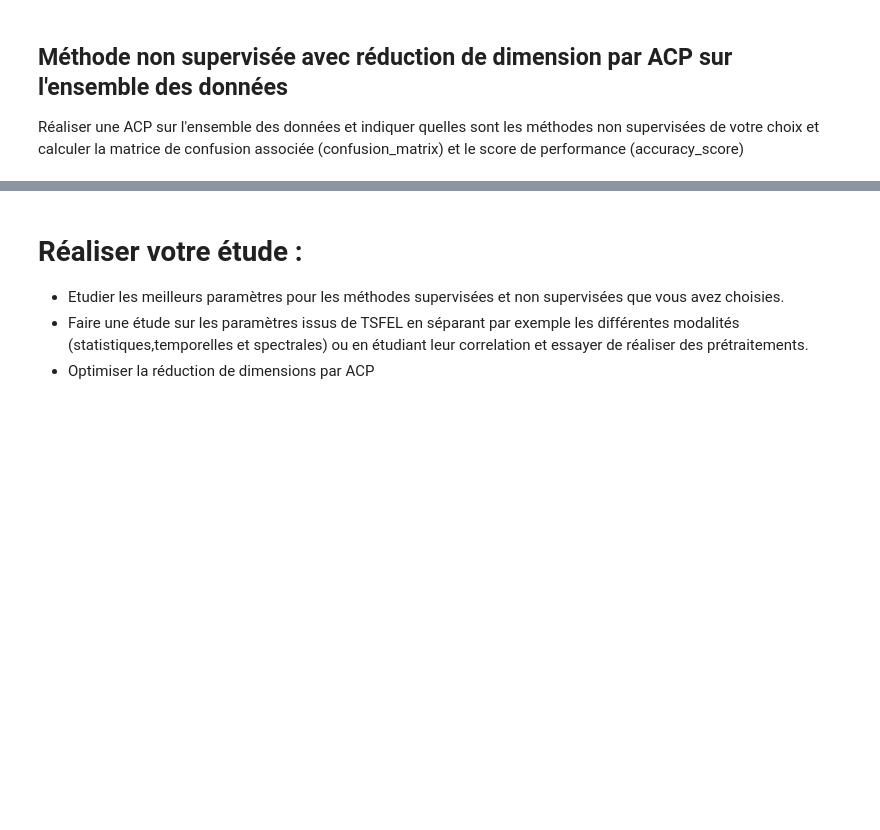
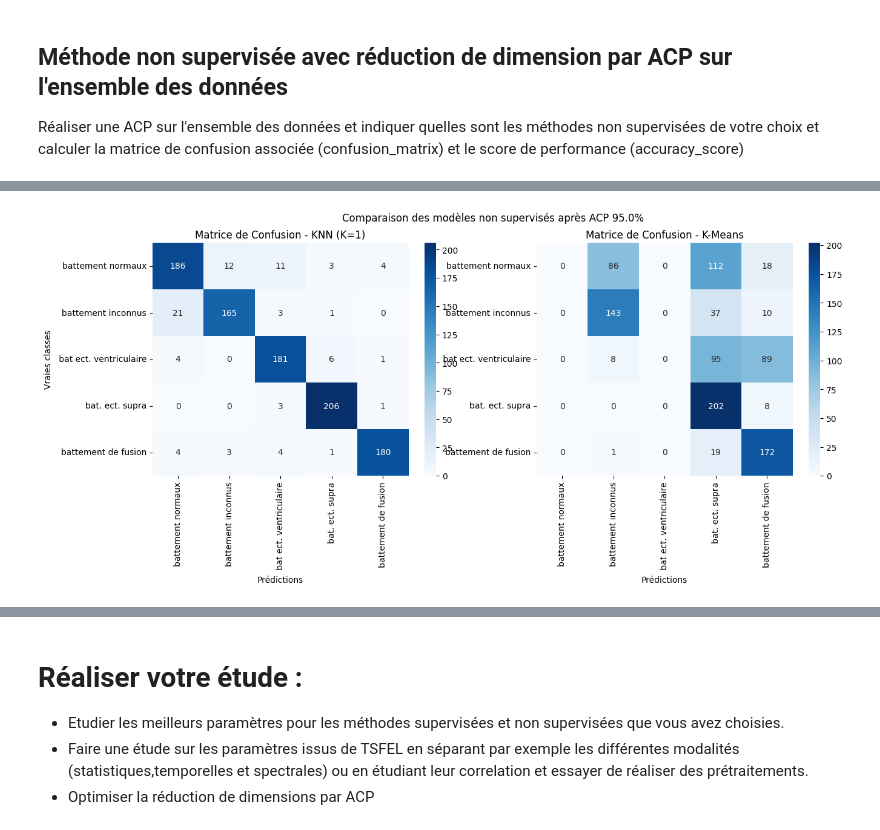
Before and after one commit to AsmaeKarmouchi/Project_ECG_Classification, a Jupyter notebook: ECG.ipynb, the cells around one changed output, grey strips where cells are left out. Drawn from its saved outputs; the diff is of its cells as text; code cells hidden in the pictures; blank space fills up the shorter version.

```diff
--- a/ECG.ipynb
+++ b/ECG.ipynb
@@ -402,3 +495,85 @@ from sklearn.decomposition import PCA
 ## Méthode non supervisée avec réduction de dimension par ACP sur l'ensemble des données
 
 Réaliser une ACP sur l'ensemble des données et indiquer quelles sont les méthodes non supervisées de votre choix et calculer la matrice de confusion associée (confusion_matrix) et le score de performance (accuracy_score)
+# %%
+from sklearn.neighbors import NearestNeighbors
+
+# Modèles non supervisés
+models = {
+    "KNN (K=1)": NearestNeighbors(n_neighbors=1),
+    "K-Means": KMeans(n_clusters=len(np.unique(LabelF_train)), n_init=10, random_state=42)
+}
+# %%
+from collections import Counter
+
+# Stocker les scores pour chaque modèle et chaque niveau d'ACP
+scores2 = {model_name: [] for model_name in models.keys()}
+
+# Boucle sur chaque niveau d'ACP
+for variance in variance_levels:
+    print(f"\n--- ACP avec {variance * 100}% de variance expliquée ---")
+
+    # Appliquer l'ACP
+    pca = PCA(n_components=variance)
+    DataFeatureApp_pca = pca.fit_transform(DataFeatureApp_normalized)
+    DataFeatureTest_pca = pca.transform(DataFeatureTest_normalized)
+
+    print(f"Nombre de composantes après ACP : {pca.n_components_}")
+
+    # Créer une figure pour afficher les matrices de confusion des 2 modèles côte à côte
+    fig, axes = plt.subplots(1, 2, figsize=(15, 5))
+
+    # Boucle sur chaque modèle non supervisé
+    for idx, (model_name, model) in enumerate(models.items()):
+        if model_name == "KNN (K=1)":
+            model.fit(DataFeatureApp_pca)
+            distances, indices = model.kneighbors(DataFeatureTest_pca)
+            pred = LabelF_train[indices.flatten()]  # Associer chaque test au plus proche voisin du train
+        else:  # K-Means
+            model.fit(DataFeatureApp_pca)
+            pred = model.predict(DataFeatureTest_pca)
+
+        # Ajustement des labels pour correspondre aux vraies classes
+        labels_mapping = {}
+        for cluster in np.unique(pred):
+            mask = pred == cluster
+            true_labels = LabelF_test[mask]
+
+            if len(true_labels) > 0:
+                # Utilisation de Counter pour éviter les erreurs de mode()
+                label_counts = Counter(true_labels)
+                most_common_label = max(label_counts, key=label_counts.get)
+                labels_mapping[cluster] = most_common_label
+            else:
+                labels_mapping[cluster] = -1  # Valeur de sécurité si aucun label trouvé
+
+        # Appliquer le mapping
+        pred = np.array([labels_mapping.get(label, -1) for label in pred])
+
+        # Suppression des valeurs non valides (si -1 a été utilisé)
+        valid_indices = pred != -1
+        pred = pred[valid_indices]
+        LabelF_test_filtered = LabelF_test[valid_indices]
+
+        # Calculer la matrice de confusion et le score d'ajustement
+        cm = confusion_matrix(LabelF_test_filtered, pred)
+        acc = accuracy_score(LabelF_test_filtered, pred)
+        scores2[model_name].append(acc)
+
+        # Affichage de la matrice de confusion
+        sns.heatmap(cm, annot=True, fmt="d", cmap="Blues", xticklabels=label_name, yticklabels=label_name, ax=axes[idx])
+        axes[idx].set_title(f"Matrice de Confusion - {model_name}")
+        axes[idx].set_xlabel("Prédictions")
+        axes[idx].set_ylabel("Vraies classes")
+
+        print(f"{model_name} - Score d'ajustement : {acc:.4f}")
+
+    plt.suptitle(f"Comparaison des modèles non supervisés après ACP {variance * 100}%")
+    plt.show()
+
+# Afficher les résultats finaux
+print("\n--- Résumé des scores d'ajustement ---")
+for model_name, acc_list in scores2.items():
+    for idx, variance in enumerate(variance_levels):
+        print(f"{model_name} - ACP {variance * 100}% : {acc_list[idx]:.4f}")
+# %% [output]
@@ -404,0 +584 @@ Réaliser une ACP sur l'ensemble des données et indiquer quelles sont les méth
+[figure, added]
```
Also changed, not shown: parts of 7 cells of this notebook, 1 other file.
